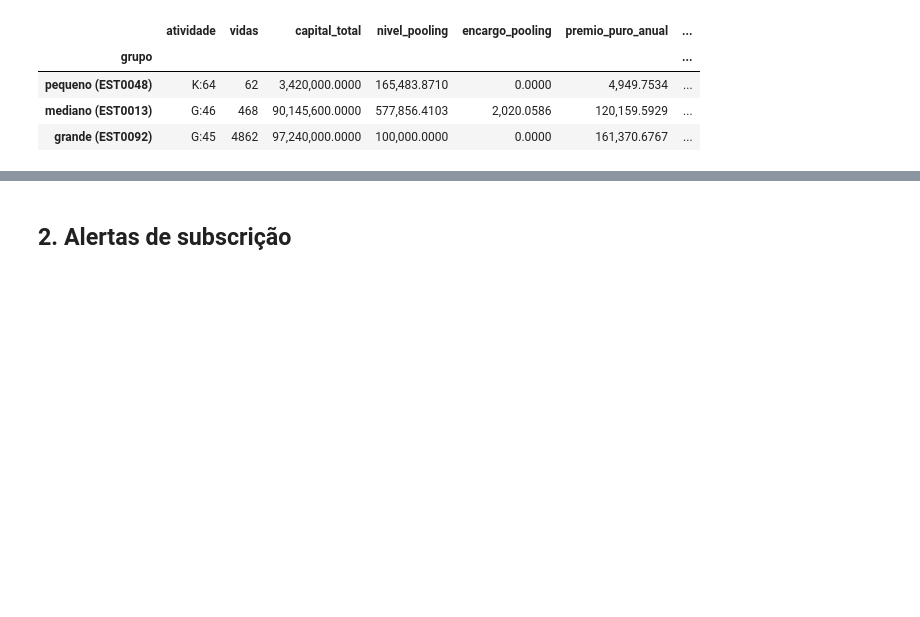
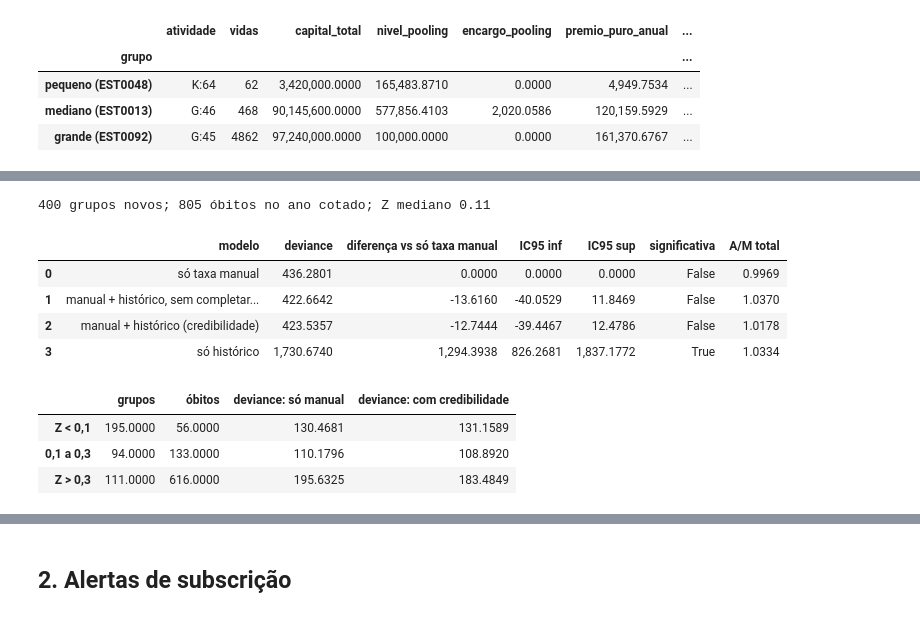
Before and after one commit to arthurpmotta02/vida-grupo-pricing, a Jupyter notebook: notebooks/06_operacao.ipynb, the cells around one changed output, grey strips where cells are left out. Cells and saved outputs as stored; diff of their text form; code cells hidden in the pictures; blank space fills up the shorter version.

Commit message:
Notebooks por etapa, cotação com histórico validada, guia de notação em LaTeX, README reformulado

```diff
--- a/notebooks/06_operacao.ipynb
+++ b/notebooks/06_operacao.ipynb
@@ -83,16 +75,0 @@ nos três anos anteriores, como se viesse da seguradora anterior.
-# %%
-cred = M.carregar_tabela(RAIZ / "artefatos/credibilidade.yaml")
-sin = pd.read_parquet(limpo / "sinistros.parquet")
-linhas_h = []
-for nome, g in exemplos.items():
-    s_g = sin[sin["id_estipulante"] == g]
-    valor = (s_g["valor_indenizado"].fillna(0) + s_g["valor_reserva"].fillna(0)).groupby(s_g["data_ocorrencia"].dt.year).sum()
-    hist = pd.DataFrame({"ano": [2022, 2023, 2024]}).assign(sinistros=lambda h: h["ano"].map(valor).fillna(0.0))
-    censo = ativos[ativos["id_estipulante"] == g][["data_nascimento", "sexo", "capital"]]
-    e = estips.set_index("id_estipulante").loc[g]
-    r = cotar(censo, e["cnae_secao"], e["cnae_divisao"], tabela, tabua, INICIO, cc, cr, hist, cred["k_bs"])
-    linhas_h.append({"grupo": nome, "sinistros 2022-24 (R$)": hist["sinistros"].sum(), **{k: v for k, v in r["experiencia"].items()},
-                     "taxa comercial sem histórico (‰)": cot.loc[next(x for x in cot.index if x.startswith(nome)), "taxa_comercial_mensal_mil"],
-                     "taxa comercial com histórico (‰)": r["taxa_comercial_mensal_mil"]})
-print(f"k de Bühlmann-Straub da carteira: {cred['k_bs']:.1f} (em óbitos efetivos)")
-pd.DataFrame(linhas_h).set_index("grupo")
@@ -109,0 +89,54 @@ na coluna `capital`.
+# %%
+from joblib import Memory
+from vgpricing.sintetico import gerar_pacotes_cotacao
+from vgpricing.cotador import completar_ibnr
+from vgpricing.ibnr import padrao_aviso
+from vgpricing import avaliacao as A
+cs = carregar_config("sintetico", RAIZ)
+cache = Memory(RAIZ / "data/processed/cache", verbose=0).cache
+pac = cache(gerar_pacotes_cotacao)(cs, tabua, 400, 3, cr["pooling"])
+cred = M.carregar_tabela(RAIZ / "artefatos/credibilidade.yaml")
+padrao = padrao_aviso(pd.read_parquet(limpo / "sinistros.parquet"), cfg["data_referencia"])
+
+def cotar_pacotes(pac, tabela, k):
+    linhas = []
+    for g, e in pac["estipulantes"].set_index("id_estipulante").iterrows():
+        censo = pac["censos"][pac["censos"]["id_estipulante"] == g][["data_nascimento", "sexo", "capital"]]
+        if censo.empty:
+            continue
+        h0 = pac["historico"][pac["historico"]["id_estipulante"] == g].rename(
+            columns={"sinistros": "sinistros_brutos", "sinistros_limitados": "sinistros"})   # limitados ao pooling
+        h = completar_ibnr(h0, padrao, e["data_cotacao"])
+        q = lambda hist, kk: cotar(censo, e["cnae_secao"], e["cnae_divisao"], tabela, tabua, e["data_cotacao"], cc, cr, hist, kk)
+        com = q(h, k)
+        linhas.append({"id_estipulante": g, "vidas": len(censo), "Z": com["experiencia"]["Z"],
+                       "mu_manual": q(None, None)["obitos_previstos"], "mu_sem_ibnr": q(h0, k)["obitos_previstos"],
+                       "mu_cred": com["obitos_previstos"], "mu_hist": q(h, 1e-9)["obitos_previstos"]})
+    return pd.DataFrame(linhas).merge(pac["realizado"], on="id_estipulante")
+
+cv = cache(cotar_pacotes)(pac, tabela, cred["k_bs"])
+PREV_C = {"só taxa manual": "mu_manual", "manual + histórico, sem completar o IBNR": "mu_sem_ibnr",
+          "manual + histórico (credibilidade)": "mu_cred", "só histórico": "mu_hist"}
+comp_c = A.comparar_modelos(cv, PREV_C, "só taxa manual", obs="N")
+comp_c["A/M total"] = [cv["N"].sum() / cv[c].sum() for c in PREV_C.values()]
+comp_c.to_csv(RAIZ / "resultados/operacao_cotacao_validacao.csv", index=False)
+print(f"{len(cv)} grupos novos; {int(cv['N'].sum())} óbitos no ano cotado; Z mediano {cv['Z'].median():.2f}")
+comp_c
+# %% [output]
+400 grupos novos; 805 óbitos no ano cotado; Z mediano 0.11
+|  | modelo | deviance | diferença vs só taxa manual | IC95 inf | IC95 sup | significativa | A/M total |
+| 0 | só taxa manual | 436.2801 | 0.0000 | 0.0000 | 0.0000 | False | 0.9969 |
+| 1 | manual + histórico, sem completar... | 422.6642 | -13.6160 | -40.0529 | 11.8469 | False | 1.0370 |
+| 2 | manual + histórico (credibilidade) | 423.5357 | -12.7444 | -39.4467 | 12.4786 | False | 1.0178 |
+| 3 | só histórico | 1,730.6740 | 1,294.3938 | 826.2681 | 1,837.1772 | True | 1.0334 |
+# %%
+cv["faixa de Z"] = pd.cut(cv["Z"], [0, 0.1, 0.3, 1], labels=["Z < 0,1", "0,1 a 0,3", "Z > 0,3"], include_lowest=True)
+pd.DataFrame({f: {"grupos": len(d), "óbitos": int(d["N"].sum()),
+                  "deviance: só manual": A.deviance_poisson(d["N"], d["mu_manual"]),
+                  "deviance: com credibilidade": A.deviance_poisson(d["N"], d["mu_cred"])}
+              for f, d in cv.groupby("faixa de Z", observed=True)}).T
+# %% [output]
+|  | grupos | óbitos | deviance: só manual | deviance: com credibilidade |
+| Z < 0,1 | 195.0000 | 56.0000 | 130.4681 | 131.1589 |
+| 0,1 a 0,3 | 94.0000 | 133.0000 | 110.1796 | 108.8920 |
+| Z > 0,3 | 111.0000 | 616.0000 | 195.6325 | 183.4849 |
```
Also changed, not shown: parts of 5 cells of this notebook, 10 other files.
